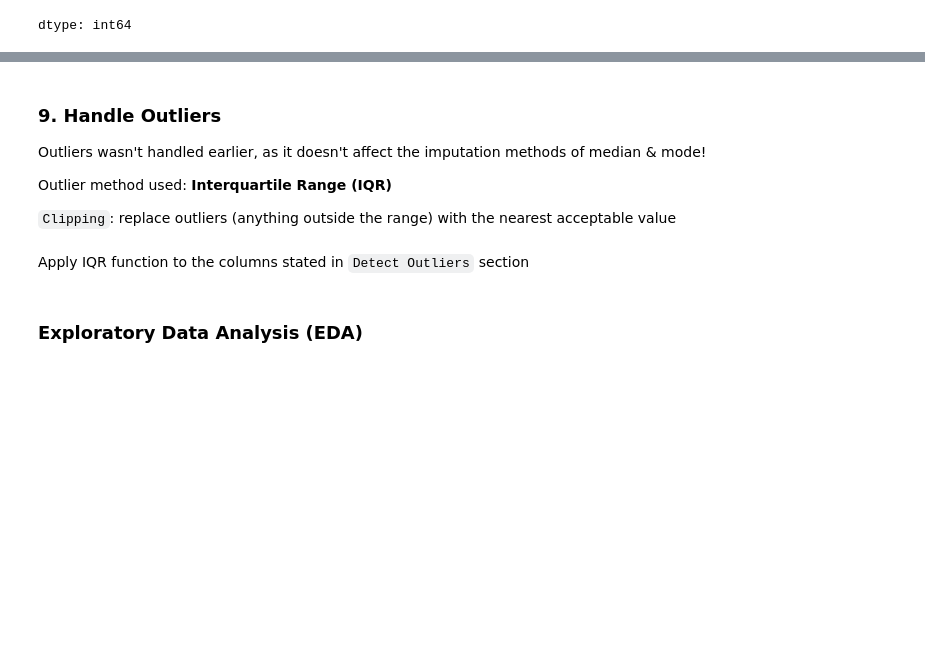
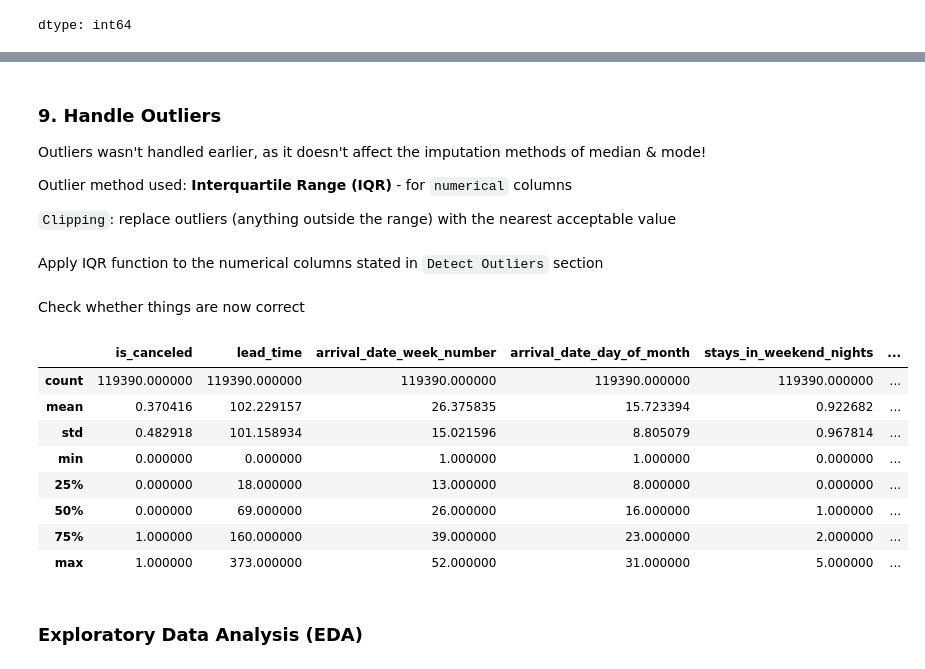
Before and after one commit to mohamedelziat50/Hotel-Bookings-AI-MIU, a Jupyter notebook: Hotel_Booking.ipynb, the cells around one changed output, grey strips where cells are left out. Saved outputs shown, nothing was run; the diff lists cells and outputs as text; code cells hidden in the pictures; blank space fills up the shorter version.

```diff
--- a/Hotel_Booking.ipynb
+++ b/Hotel_Booking.ipynb
@@ -410,7 +411,7 @@ df['agent'] = df['agent'].astype(str)  # Treat as category
 ### 9. Handle Outliers
 Outliers wasn't handled earlier, as it doesn't affect the imputation methods of median & mode!
 
-Outlier method used: **Interquartile Range (IQR)**
+Outlier method used: **Interquartile Range (IQR)** - for `numerical` columns
 
 `Clipping`: replace outliers (anything outside the range) with the nearest acceptable value
 # %%
@@ -430,6 +431,6 @@ def outliers_iqr(df, column):
     # `Clipping`: replace outliers (anything outside the range) with the nearest acceptable value
     return df[column].clip(lower_bound, upper_bound)
 # %% [markdown]
-Apply IQR function to the columns stated in `Detect Outliers` section
+Apply IQR function to the numerical columns stated in `Detect Outliers` section
 # %%
 columns_for_iqr = [
@@ -448,6 +449,20 @@ columns_for_iqr = [
 
 for col in columns_for_iqr:
     df[col] = outliers_iqr(df, col)
+# %% [markdown]
+Check whether things are now correct
+# %%
+df.describe()
+# %% [output]
+|  | is_canceled | lead_time | arrival_date_week_number | arrival_date_day_of_month | stays_in_weekend_nights | ... |
+| count | 119390.000000 | 119390.000000 | 119390.000000 | 119390.000000 | 119390.000000 | ... |
+| mean | 0.370416 | 102.229157 | 26.375835 | 15.723394 | 0.922682 | ... |
+| std | 0.482918 | 101.158934 | 15.021596 | 8.805079 | 0.967814 | ... |
+| min | 0.000000 | 0.000000 | 1.000000 | 1.000000 | 0.000000 | ... |
+| 25% | 0.000000 | 18.000000 | 13.000000 | 8.000000 | 0.000000 | ... |
+| 50% | 0.000000 | 69.000000 | 26.000000 | 16.000000 | 1.000000 | ... |
+| 75% | 1.000000 | 160.000000 | 39.000000 | 23.000000 | 2.000000 | ... |
+| max | 1.000000 | 373.000000 | 52.000000 | 31.000000 | 5.000000 | ... |
 # %% [markdown]
 ### Exploratory Data Analysis (EDA)
 # %% [markdown]
```
Also changed, not shown: parts of 3 cells of this notebook.
